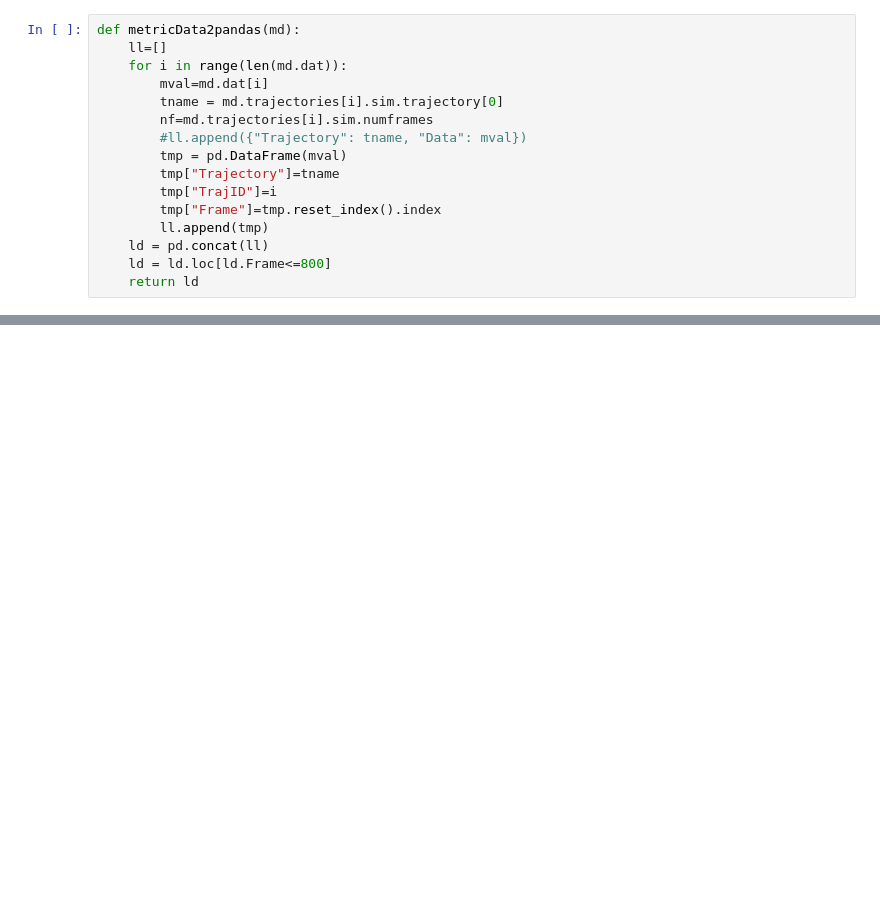
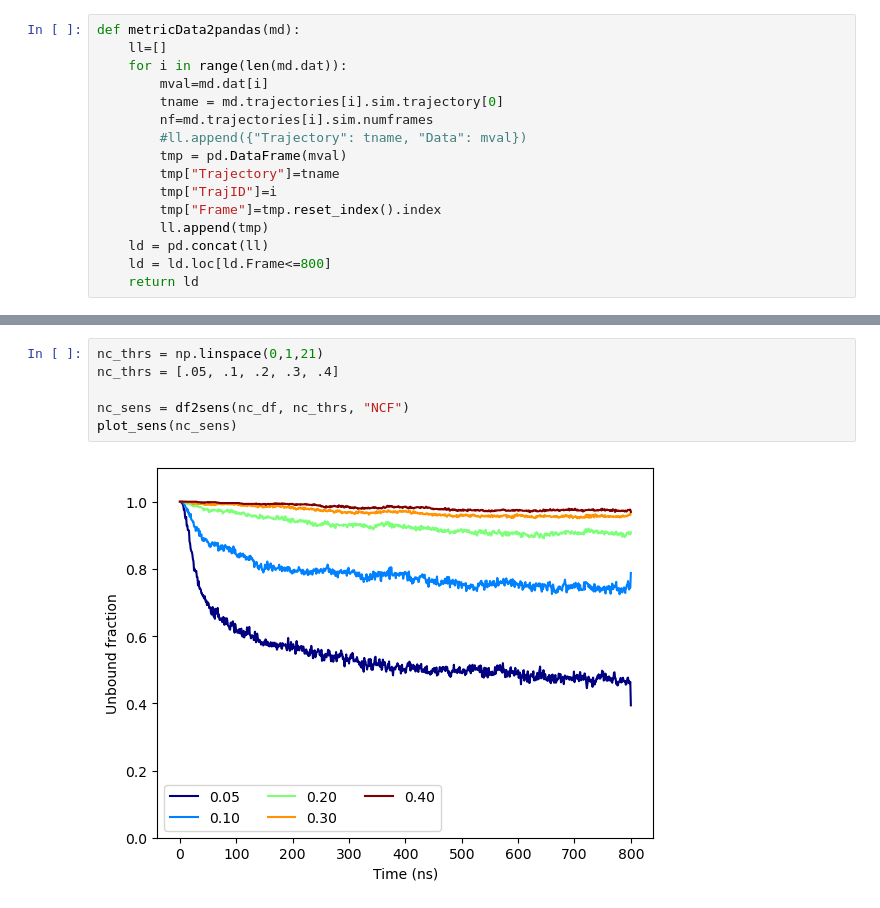
Before and after one commit to giorginolab/sh2-som, a Jupyter notebook: 2-survival-plots.ipynb, the cells around one changed output, grey strips where cells are left out. Saved outputs shown, nothing was run; the diff lists cells and outputs as text; blank space fills up the shorter version.

```diff
--- a/2-survival-plots.ipynb
+++ b/2-survival-plots.ipynb
@@ -121,0 +173,8 @@ def df2surv(df, thrs, column, less_is_bound=False):
+# %%
+nc_thrs = np.linspace(0,1,21)
+nc_thrs = [.05, .1, .2, .3, .4]
+
+nc_sens = df2sens(nc_df, nc_thrs, "NCF")
+plot_sens(nc_sens)
+# %% [output]
+[figure, new version]
```
Also changed, not shown: parts of 26 cells of this notebook.
